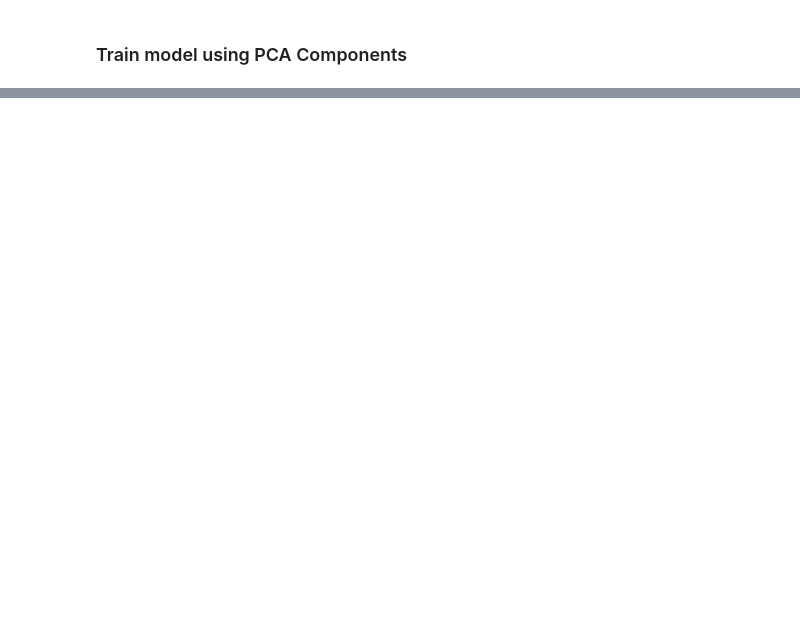
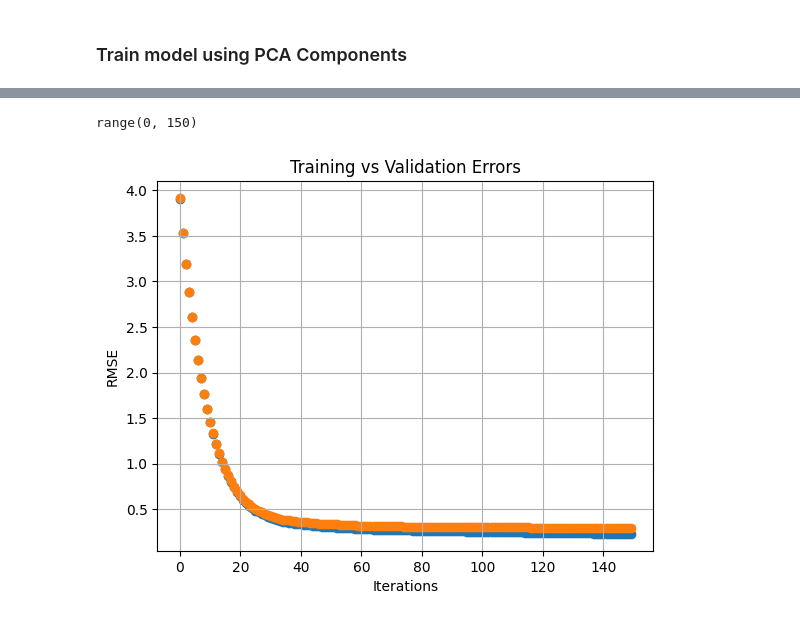
Before and after one commit to saravanankrishnarajan/SageMaker, a Jupyter notebook: PCA/biketrain_xgboost_localmode_pca.ipynb, the cells around one changed output, grey strips where cells are left out. Drawn from its saved outputs; the diff is of its cells as text; code cells hidden in the pictures; blank space fills up the shorter version.

Commit message:
biketrain normalized pca xgboost localmode predication

```diff
--- a/PCA/biketrain_xgboost_localmode_pca.ipynb
+++ b/PCA/biketrain_xgboost_localmode_pca.ipynb
@@ -28,0 +74,3 @@ with open(columns_list_file,'r') as f:
+# %%
+# XGBoost Training Parameters
+regressor =xgb.XGBRegressor(max_depth=5, eta=0.1, subsample=0.7, n_estimators=150)
@@ -28,0 +91,2 @@ with open(columns_list_file,'r') as f:
+# %%
+regressor.fit(X_train, y_train, eval_set=[(X_train, y_train), (X_validation, y_validation)])
@@ -28,0 +121,2 @@ with open(columns_list_file,'r') as f:
+# %%
+eval_result = regressor.evals_result()
@@ -28,0 +143,16 @@ with open(columns_list_file,'r') as f:
+# %%
+training_rounds =  range(len(eval_result['validation_0']['rmse']))
+# %%
+training_rounds
+# %% [output]
+range(0, 150)
+# %%
+plt.scatter(x=training_rounds, y=eval_result['validation_0']['rmse'],label='Training Error')
+plt.scatter(x=training_rounds, y=eval_result['validation_1']['rmse'], label='Validation Error')
+plt.grid(True)
+plt.xlabel('Iterations')
+plt.ylabel('RMSE')
+plt.title('Training vs Validation Errors')
+plt.show()
+# %% [output]
+[figure, added]
```
Also changed, not shown: parts of 26 cells of this notebook, 3 other files.
